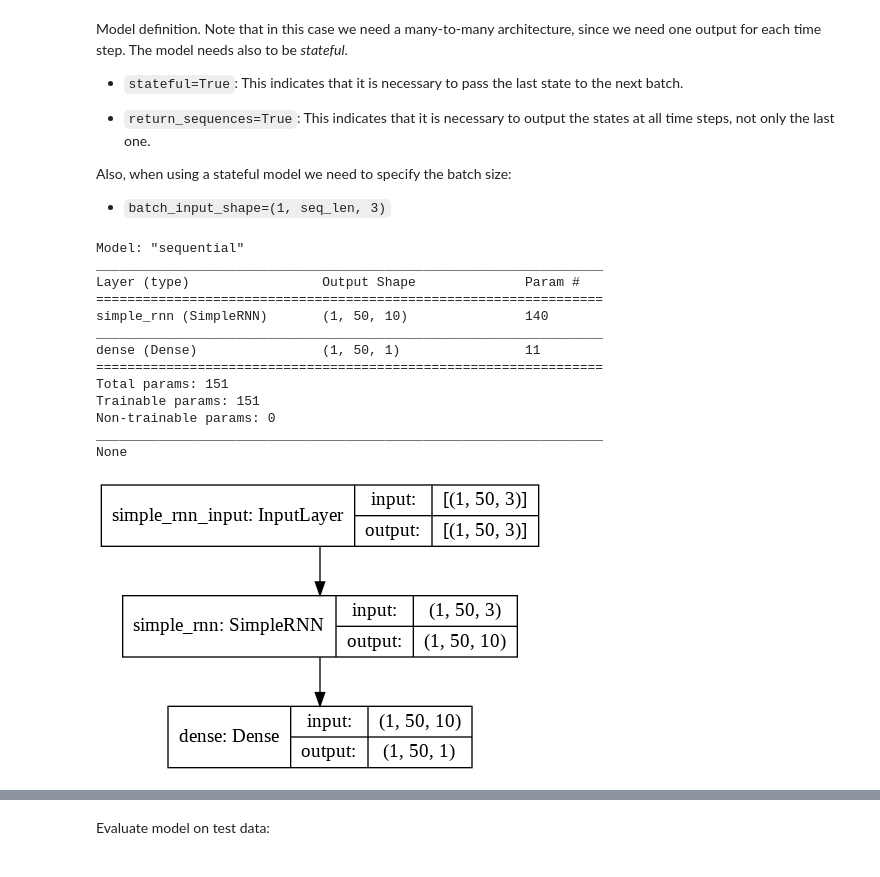
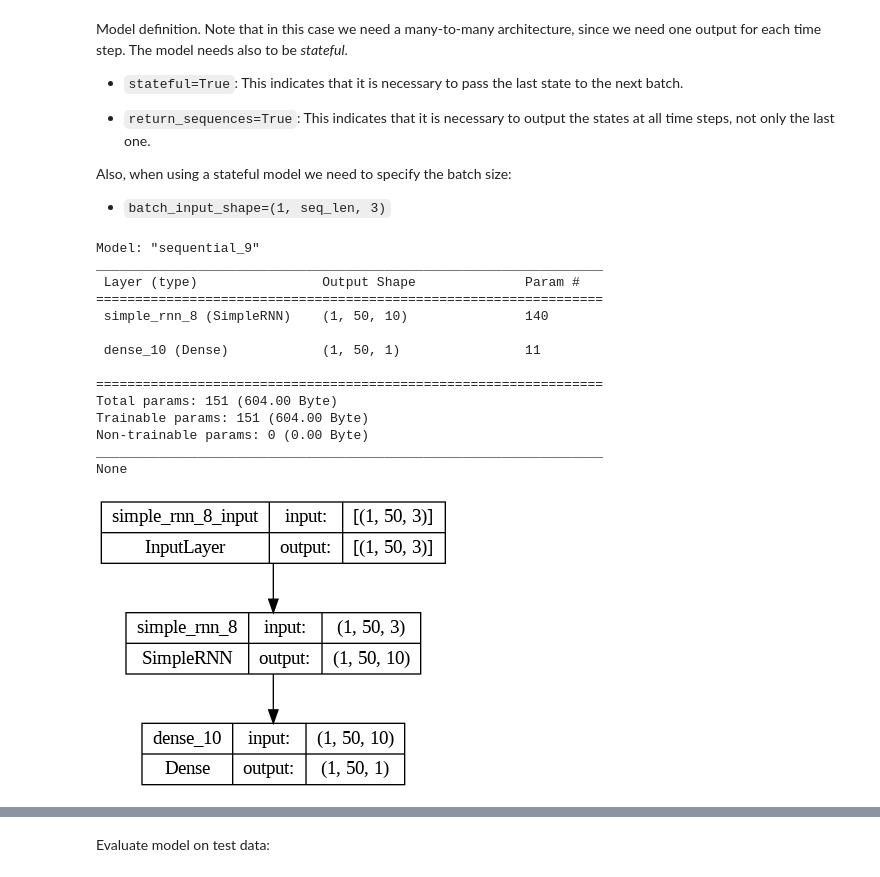
Before and after one commit to luisferuam/luisferuam.github.io, a Jupyter notebook: DLFBT/recurrent_neural_networks/recurrent_neural_networks.ipynb, the cells around one changed output, grey strips where cells are left out. Drawn from its saved outputs; the diff is of its cells as text; code cells hidden in the pictures.

```diff
--- a/DLFBT/recurrent_neural_networks/recurrent_neural_networks.ipynb
+++ b/DLFBT/recurrent_neural_networks/recurrent_neural_networks.ipynb
@@ -366,28 +370,28 @@ Also, when using a stateful model we need to specify the batch size:
 
 - ``batch_input_shape=(1, seq_len, 3)``
 # %%
-K.clear_session()
-
 seq_len = 50
 
 model = Sequential()
-model.add(SimpleRNN(10, activation='tanh', batch_input_shape=(1, seq_len, 3), return_sequences=True, stateful=True, unroll=True))
+model.add(SimpleRNN(10, activation='tanh', batch_input_shape=(1, seq_len, 3),
+                    return_sequences=True, stateful=True, unroll=True))
 model.add(Dense(1, activation='sigmoid'))
 print(model.summary())
 plot_model(model, show_shapes=True, show_layer_names=True)
 # %% [output]
-Model: "sequential"
+Model: "sequential_9"
 _________________________________________________________________
-Layer (type)                 Output Shape              Param #
+ Layer (type)                Output Shape              Param #
 =================================================================
-simple_rnn (SimpleRNN)       (1, 50, 10)               140
-_________________________________________________________________
-dense (Dense)                (1, 50, 1)                11
+ simple_rnn_8 (SimpleRNN)    (1, 50, 10)               140
+
+ dense_10 (Dense)            (1, 50, 1)                11
+
 =================================================================
-Total params: 151
-Trainable params: 151
-Non-trainable params: 0
+Total params: 151 (604.00 Byte)
+Trainable params: 151 (604.00 Byte)
+Non-trainable params: 0 (0.00 Byte)
 _________________________________________________________________
 None
-[figure, old version]
+[figure, new version]
 # %%
```
Also changed, not shown: parts of 78 cells of this notebook, 30 other files.
